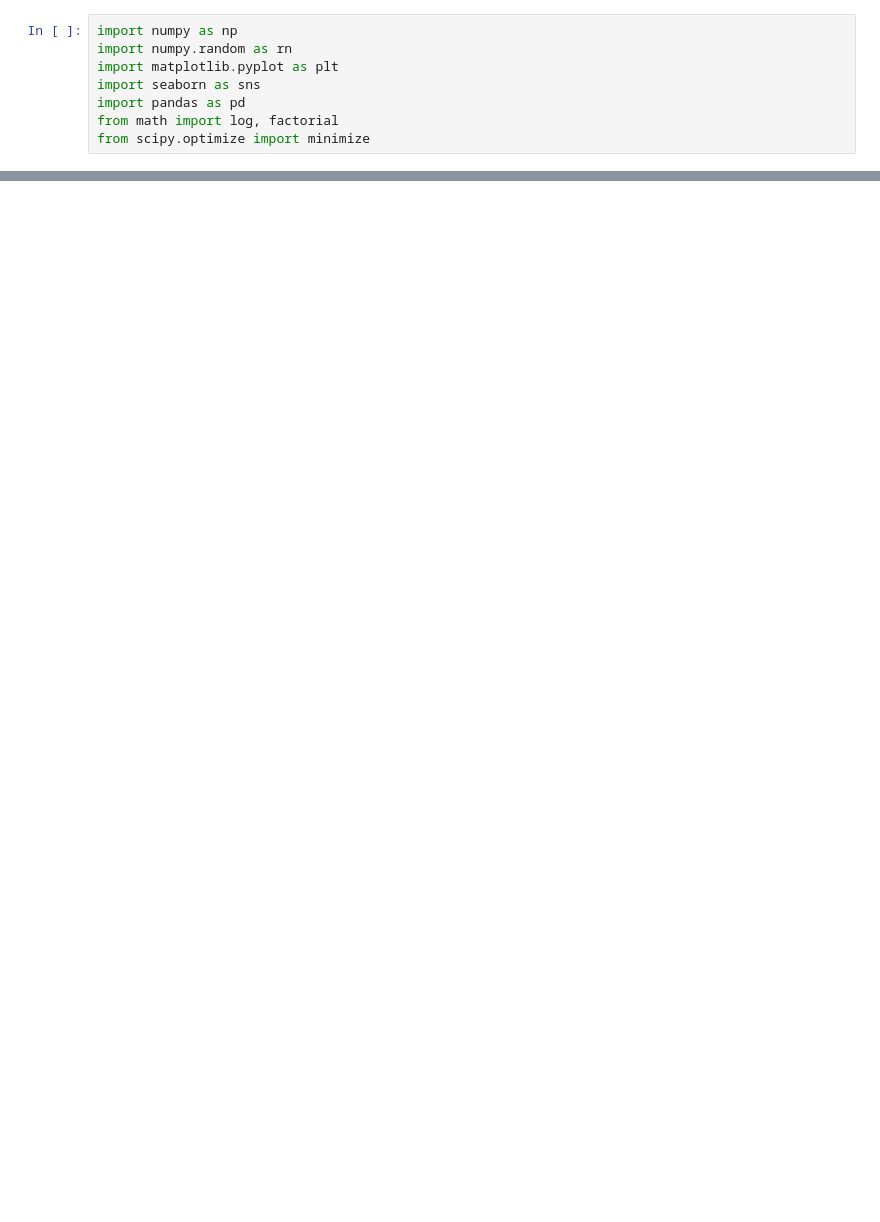
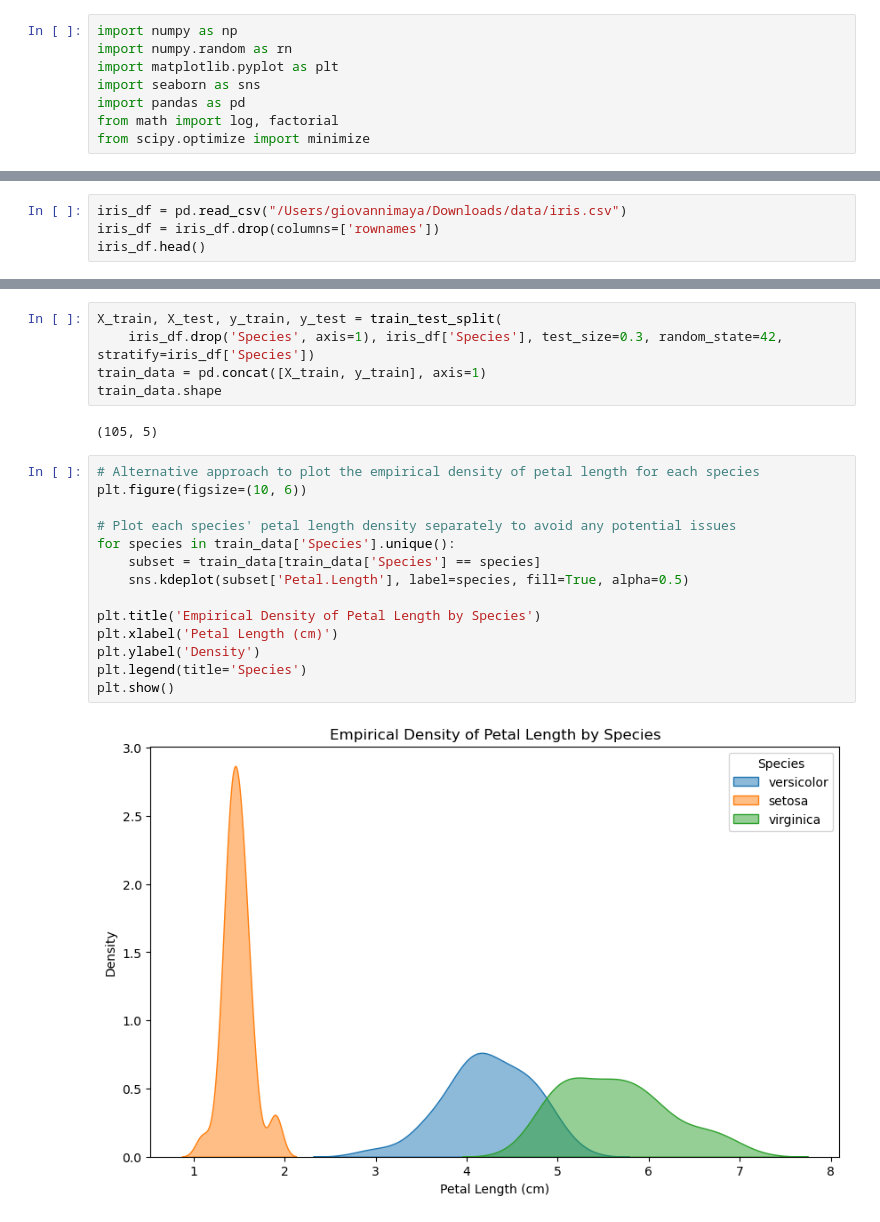
Before and after one commit to giomhern/machine-learning-spring-2024, a Jupyter notebook: week2/homework-notebooks/hw-2.ipynb, the cells around one changed output, grey strips where cells are left out. Cells and saved outputs as stored; diff of their text form; blank space fills up the shorter version.

```diff
--- a/week2/homework-notebooks/hw-2.ipynb
+++ b/week2/homework-notebooks/hw-2.ipynb
@@ -69,0 +173,4 @@ ValueError: could not convert string to float: 'Vaccinated'
+# %%
+iris_df = pd.read_csv("/Users/giovannimaya/Downloads/data/iris.csv")
+iris_df = iris_df.drop(columns=['rownames'])
+iris_df.head()
@@ -69,0 +184,23 @@ ValueError: could not convert string to float: 'Vaccinated'
+# %%
+X_train, X_test, y_train, y_test = train_test_split(
+    iris_df.drop('Species', axis=1), iris_df['Species'], test_size=0.3, random_state=42, stratify=iris_df['Species'])
+train_data = pd.concat([X_train, y_train], axis=1)
+train_data.shape
+# %% [output]
+(105, 5)
+# %%
+# Alternative approach to plot the empirical density of petal length for each species
+plt.figure(figsize=(10, 6))
+
+# Plot each species' petal length density separately to avoid any potential issues
+for species in train_data['Species'].unique():
+    subset = train_data[train_data['Species'] == species]
+    sns.kdeplot(subset['Petal.Length'], label=species, fill=True, alpha=0.5)
+
+plt.title('Empirical Density of Petal Length by Species')
+plt.xlabel('Petal Length (cm)')
+plt.ylabel('Density')
+plt.legend(title='Species')
+plt.show()
+# %% [output]
+[figure, added]
```
Also changed, not shown: parts of 24 cells of this notebook, 1 other file.
